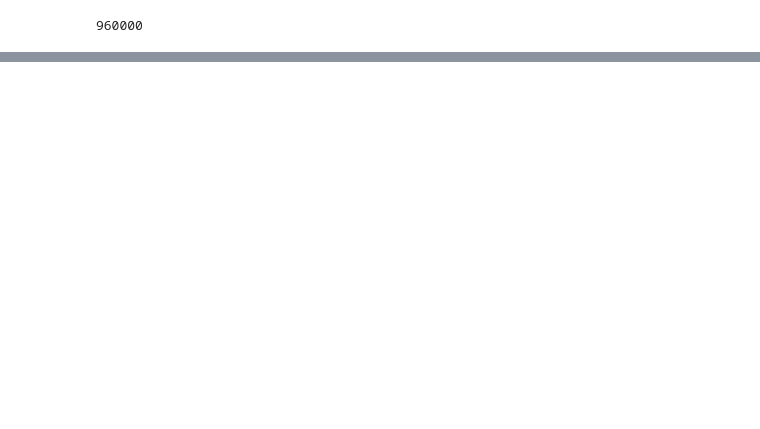
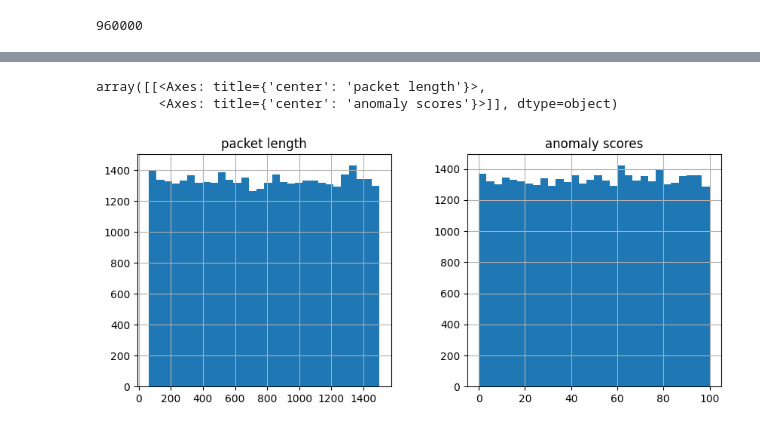
Before and after one commit to snehasharma2541/cs_project, a Jupyter notebook: project/notebook/model.ipynb, the cells around one changed output, grey strips where cells are left out. Drawn from its saved outputs; the diff is of its cells as text; code cells hidden in the pictures; blank space fills up the shorter version.

```diff
--- a/project/notebook/model.ipynb
+++ b/project/notebook/model.ipynb
@@ -85,0 +140,7 @@ df.corr
+# %%
+df[['packet length', 'anomaly scores']].describe()
+df[['packet length', 'anomaly scores']].hist(bins=30, figsize=(10, 4))
+# %% [output]
+array([[<Axes: title={'center': 'packet length'}>,
+        <Axes: title={'center': 'anomaly scores'}>]], dtype=object)
+[figure, added]
```
Also changed, not shown: parts of 11 cells of this notebook, 2 other files.
